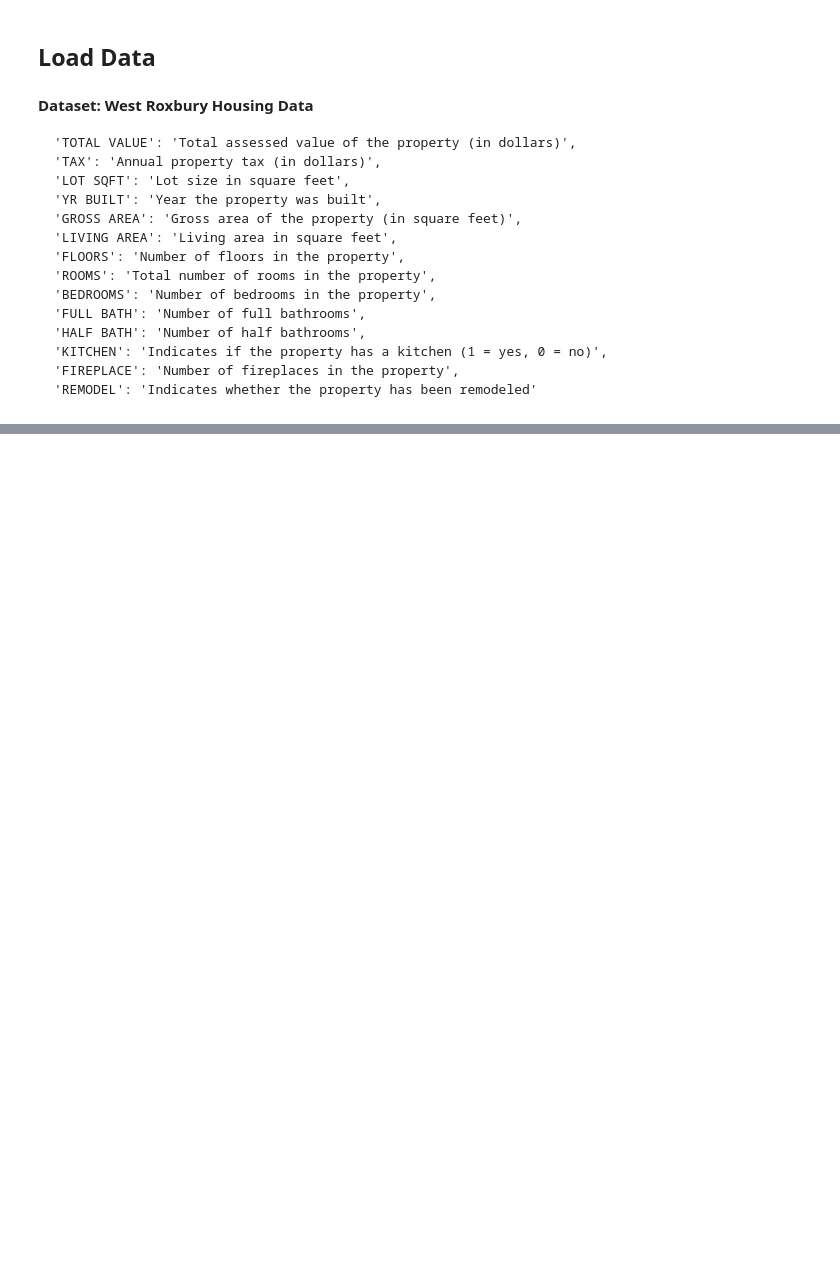
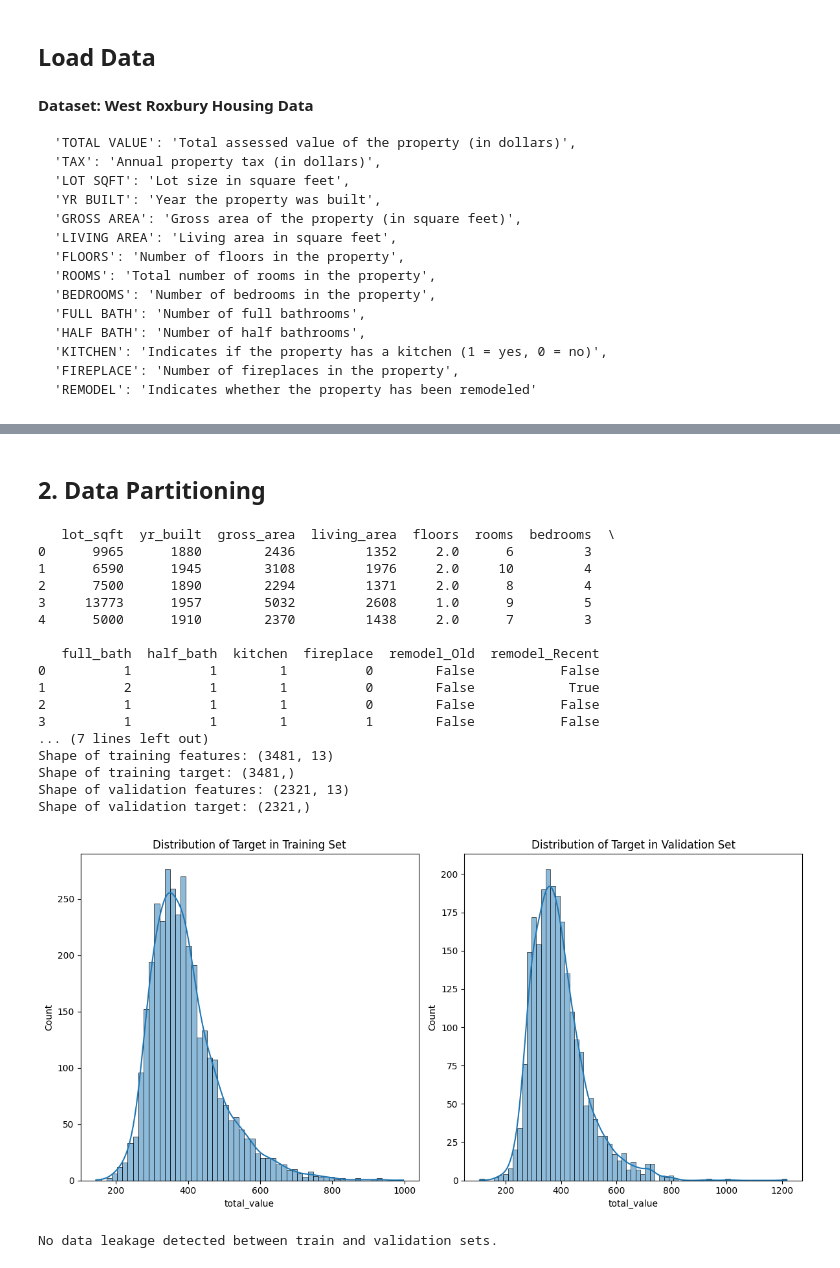
Before and after one commit to lg7676/msa550-code-files, a Jupyter notebook: python_lecture_01_Intro_to_DM.ipynb, the cells around one changed output, grey strips where cells are left out. Cells and saved outputs as stored; diff of their text form; code cells hidden in the pictures; blank space fills up the shorter version.

```diff
--- a/python_lecture_01_Intro_to_DM.ipynb
+++ b/python_lecture_01_Intro_to_DM.ipynb
@@ -165,0 +573,76 @@ Mean of TOTAL_VALUE: 392.6857149258877
+# %% [markdown]
+## 2. Data Partitioning
+# %%
+# Define predictors and outcome:
+# Exclude specified columns from predictors.
+exclude_columns = ('total_value', 'tax')  # Columns we don't want to use as predictors
+predictors = [col for col in housing_df.columns if col not in exclude_columns]  # List of predictor variables
+outcome = 'total_value'  # The target variable we want to predict
+
+
+# Create X and y
+X = housing_df[predictors]
+y = housing_df[outcome]
+
+print(X.head())
+print(y.head())
+
+# Split the data into training and validation sets
+train_X, valid_X, train_y, valid_y = train_test_split(X, y, test_size=0.4, random_state=1)
+
+# Print the shapes of the resulting datasets
+print("Shape of training features:", train_X.shape)
+print("Shape of training target:", train_y.shape)
+print("Shape of validation features:", valid_X.shape)
+print("Shape of validation target:", valid_y.shape)
+
+
+# Visualize the distribution of the target variable in both sets
+plt.figure(figsize=(12, 6))
+
+plt.subplot(1, 2, 1)
+sns.histplot(train_y, kde=True)
+plt.title("Distribution of Target in Training Set")
+plt.xlabel(outcome)
+
+plt.subplot(1, 2, 2)
+sns.histplot(valid_y, kde=True)
+plt.title("Distribution of Target in Validation Set")
+plt.xlabel(outcome)
+
+plt.tight_layout()
+plt.show()
+
+# Check for any data leakage
+common_indices = set(train_X.index) & set(valid_X.index)
+if common_indices:
+    print("Warning: There are common indices in train and validation sets!")
+    print("Common indices:", common_indices)
+else:
+    print("No data leakage detected between train and validation sets.")
+
+# Optional: Stratified split for imbalanced datasets
+# If the target variable is categorical and imbalanced, consider using stratified split
+if y.dtype == 'object' or y.nunique() < 10:
+    train_X, valid_X, train_y, valid_y = train_test_split(X, y, test_size=0.4, random_state=1, stratify=y)
+    print("\nUsing stratified split due to categorical or imbalanced target variable.")
+# %% [output]
+   lot_sqft  yr_built  gross_area  living_area  floors  rooms  bedrooms  \
+0      9965      1880        2436         1352     2.0      6         3
+1      6590      1945        3108         1976     2.0     10         4
+2      7500      1890        2294         1371     2.0      8         4
+3     13773      1957        5032         2608     1.0      9         5
+4      5000      1910        2370         1438     2.0      7         3
+
+   full_bath  half_bath  kitchen  fireplace  remodel_Old  remodel_Recent
+0          1          1        1          0        False           False
+1          2          1        1          0        False            True
+2          1          1        1          0        False           False
+3          1          1        1          1        False           False
+... (7 lines left out)
+Shape of training features: (3481, 13)
+Shape of training target: (3481,)
+Shape of validation features: (2321, 13)
+Shape of validation target: (2321,)
+[figure, added]
+No data leakage detected between train and validation sets.
```
Also changed, not shown: parts of 30 cells of this notebook.
